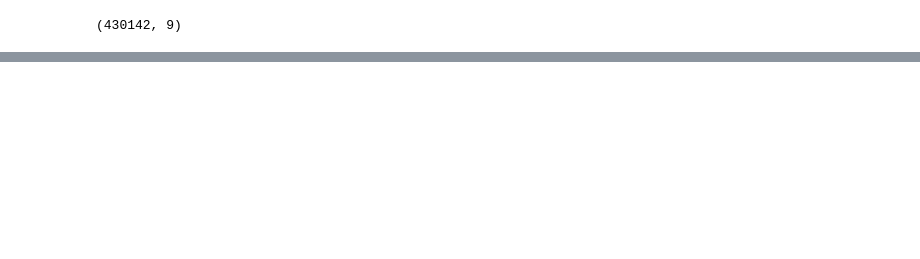
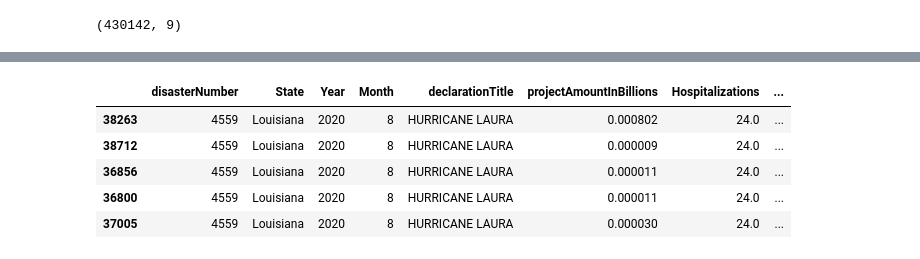
Before and after one commit to mikeszumski/Project_One_Repo, a Jupyter notebook: FEMADataAnalysis.ipynb, the cells around one changed output, grey strips where cells are left out. Cells and saved outputs as stored; diff of their text form; code cells hidden in the pictures; blank space fills up the shorter version.

```diff
--- a/FEMADataAnalysis.ipynb
+++ b/FEMADataAnalysis.ipynb
@@ -1004,0 +1025,9 @@ disasterSummaryAndFunding_DF.head(10)
+# %%
+finalDataset.sort_values(by='Hospitalizations', ascending=False).head(5)
+# %% [output]
+|  | disasterNumber | State | Year | Month | declarationTitle | projectAmountInBillions | Hospitalizations | ... |
+| 38263 | 4559 | Louisiana | 2020 | 8 | HURRICANE LAURA | 0.000802 | 24.0 | ... |
+| 38712 | 4559 | Louisiana | 2020 | 8 | HURRICANE LAURA | 0.000009 | 24.0 | ... |
+| 36856 | 4559 | Louisiana | 2020 | 8 | HURRICANE LAURA | 0.000011 | 24.0 | ... |
+| 36800 | 4559 | Louisiana | 2020 | 8 | HURRICANE LAURA | 0.000011 | 24.0 | ... |
+| 37005 | 4559 | Louisiana | 2020 | 8 | HURRICANE LAURA | 0.000030 | 24.0 | ... |
```
Also changed, not shown: parts of 25 cells of this notebook.
